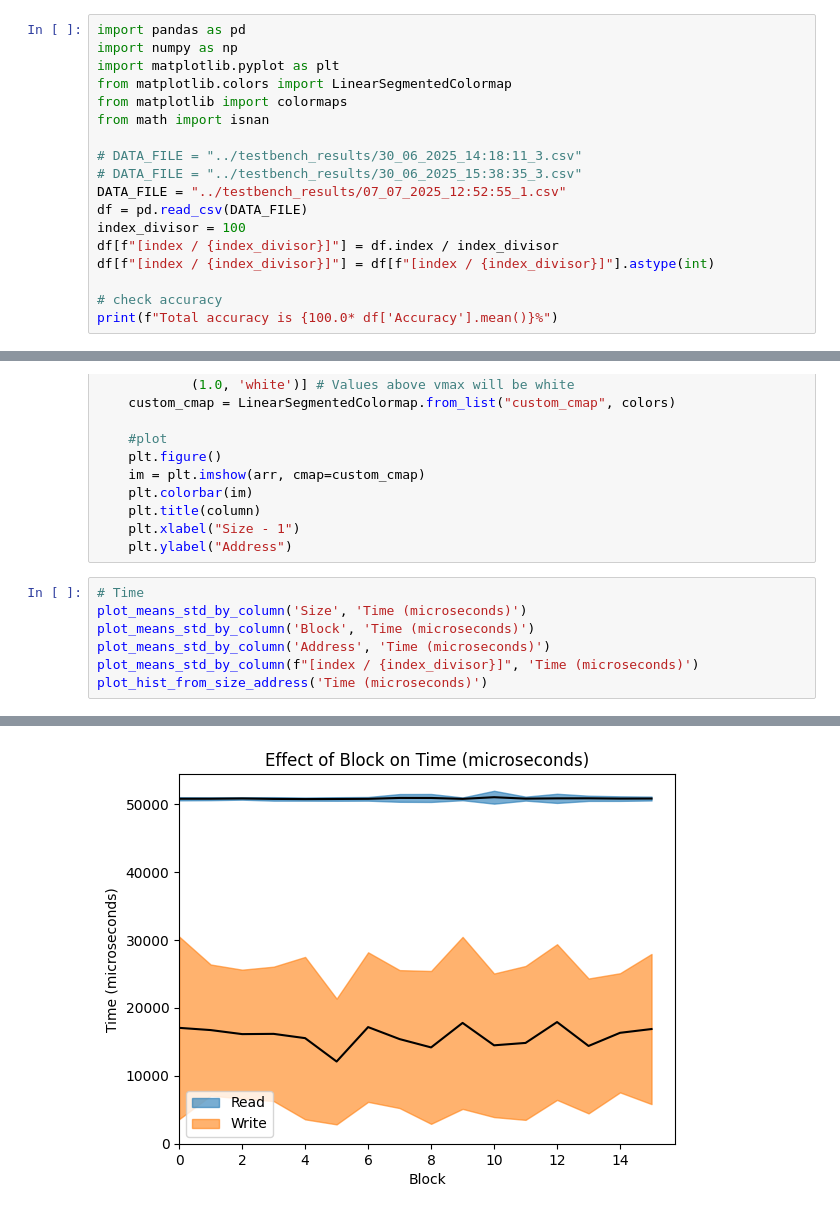
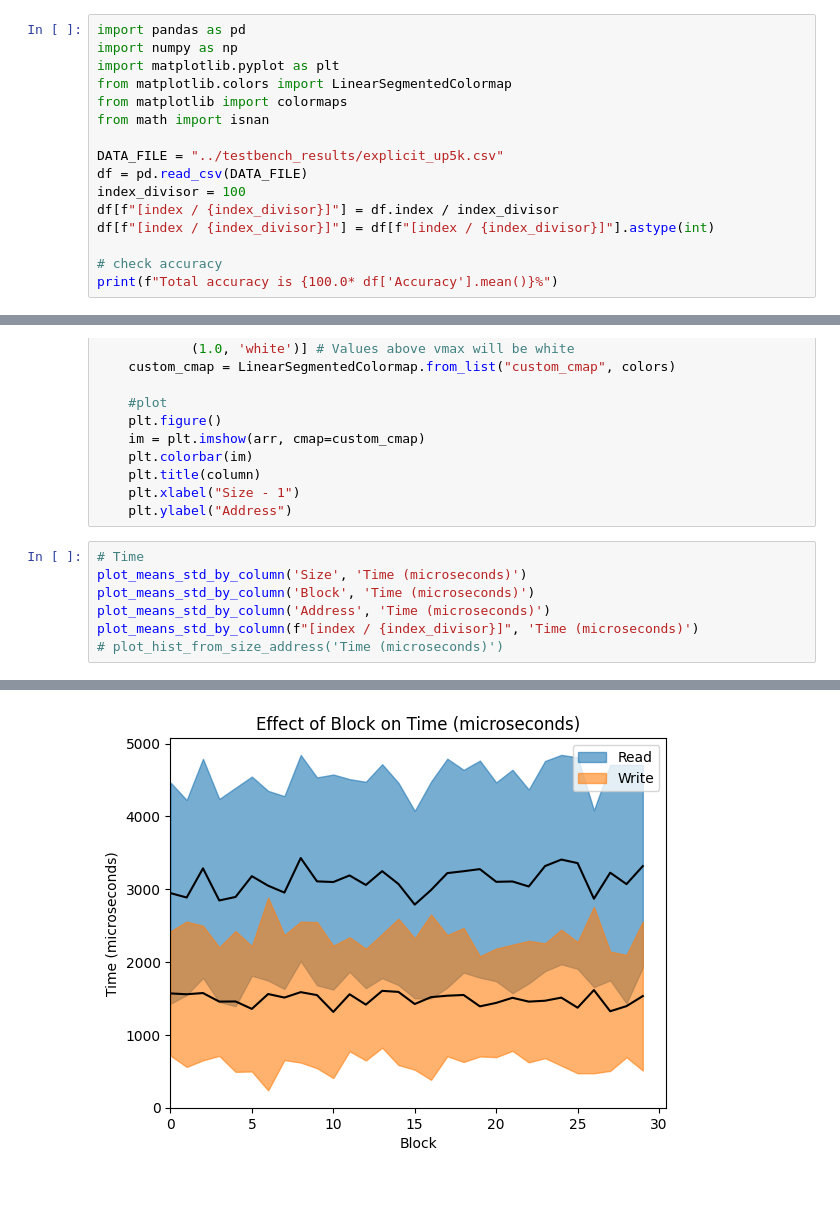
Before and after one commit to evolvablehardware/ice40_memory_controller, a Jupyter notebook: src_python/testbench_viz.ipynb, the cells around one changed output, grey strips where cells are left out. Saved outputs shown, nothing was run; the diff lists cells and outputs as text.

Commit message:
updating testbench

```diff
--- a/src_python/testbench_viz.ipynb
+++ b/src_python/testbench_viz.ipynb
@@ -6,9 +6,7 @@ from matplotlib.colors import LinearSegmentedColormap
 from matplotlib import colormaps
 from math import isnan
 
-# DATA_FILE = "../testbench_results/30_06_2025_14:18:11_3.csv"
-# DATA_FILE = "../testbench_results/30_06_2025_15:38:35_3.csv"
-DATA_FILE = "../testbench_results/07_07_2025_12:52:55_1.csv"
+DATA_FILE = "../testbench_results/explicit_up5k.csv"
 df = pd.read_csv(DATA_FILE)
 index_divisor = 100
 df[f"[index / {index_divisor}]"] = df.index / index_divisor
@@ -75,5 +73,5 @@ plot_means_std_by_column('Size', 'Time (microseconds)')
 plot_means_std_by_column('Block', 'Time (microseconds)')
 plot_means_std_by_column('Address', 'Time (microseconds)')
 plot_means_std_by_column(f"[index / {index_divisor}]", 'Time (microseconds)')
-plot_hist_from_size_address('Time (microseconds)')
+# plot_hist_from_size_address('Time (microseconds)')
 # %% [output]
@@ -81 +79 @@ plot_hist_from_size_address('Time (microseconds)')
-[figure, old version]
+[figure, new version]
```
Also changed, not shown: parts of 2 cells of this notebook, 7 other files.
